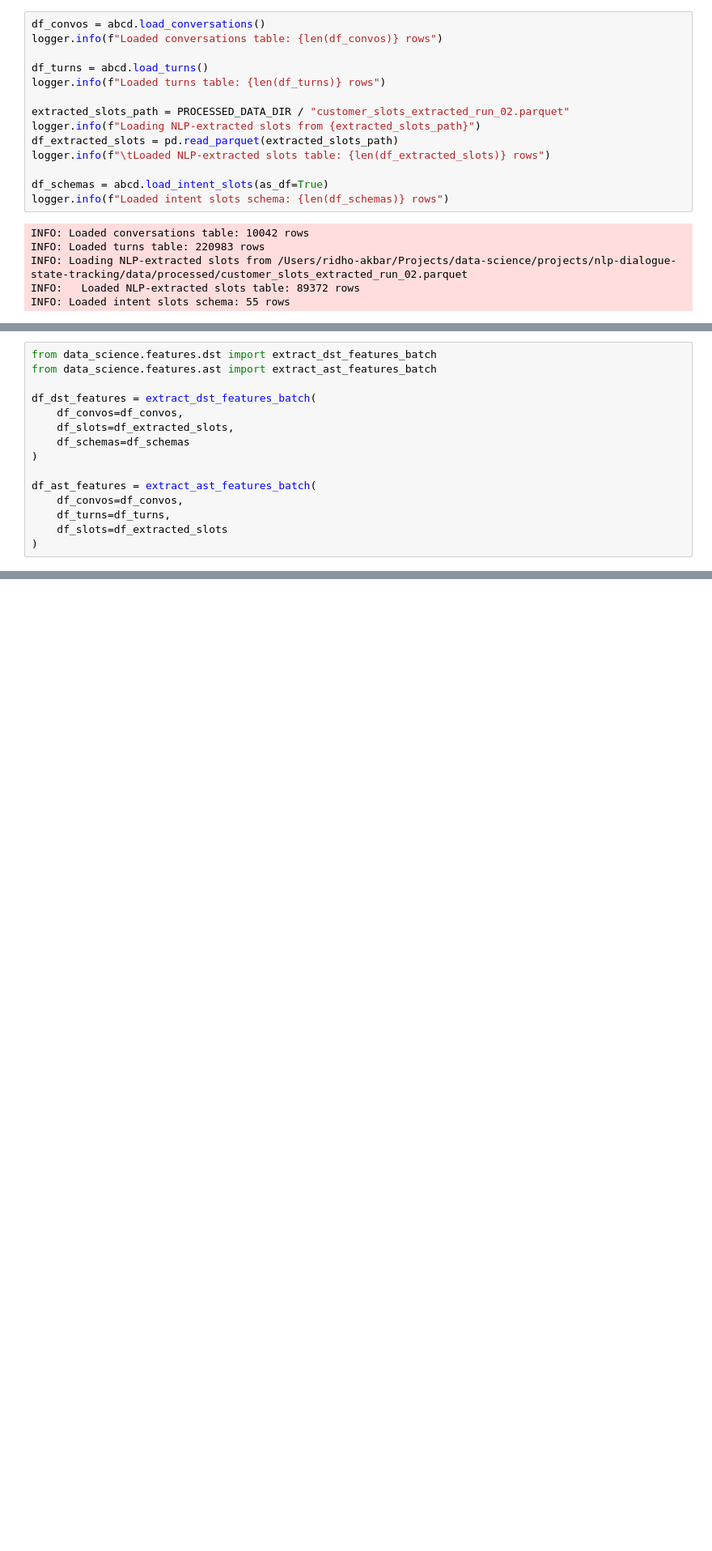
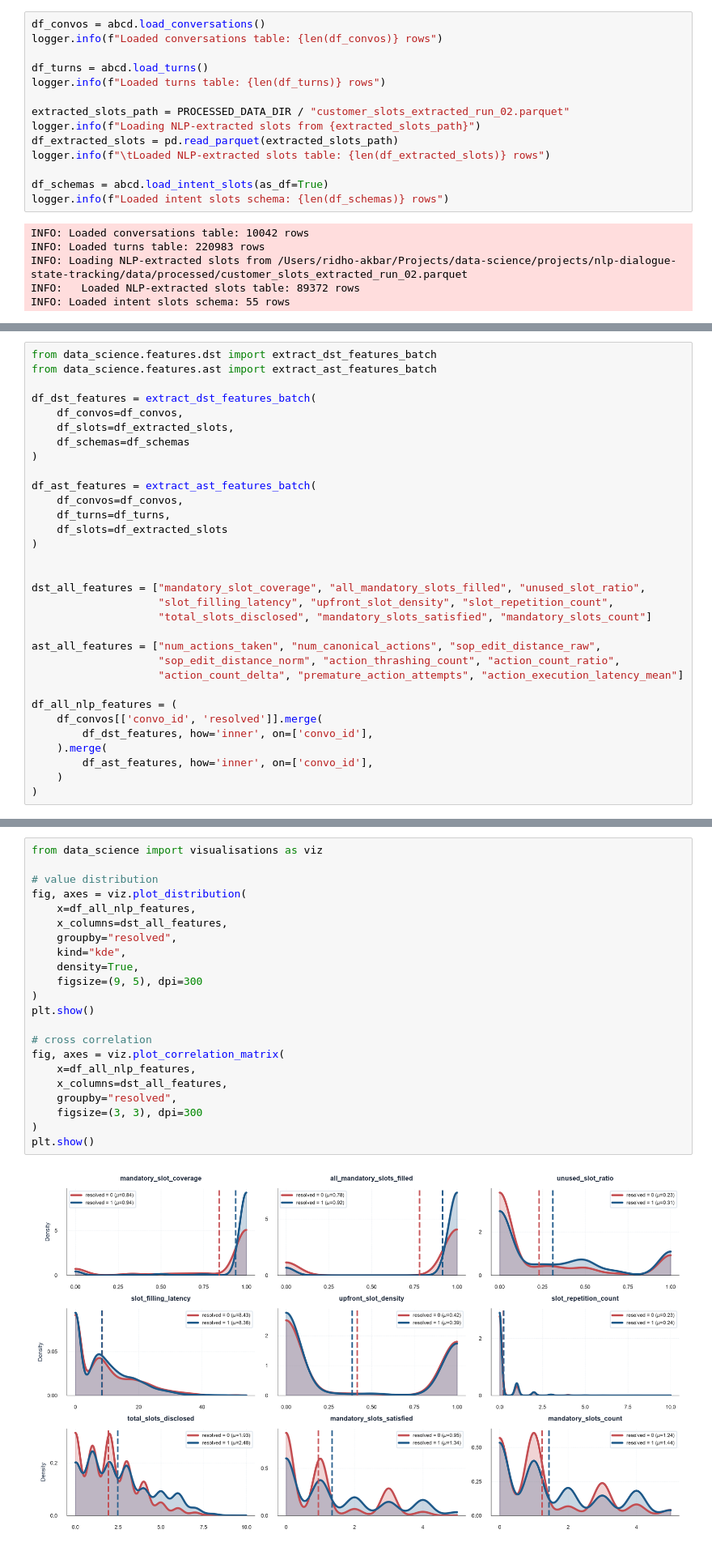
Before and after one commit to ridhoma/nlp-dialogue-state-tracking, a Jupyter notebook: notebooks/02_feature_engineering.ipynb, the cells around one changed output, grey strips where cells are left out. Shown at 81% size. Cells and saved outputs as stored; diff of their text form; blank space fills up the shorter version.

```diff
--- a/notebooks/02_feature_engineering.ipynb
+++ b/notebooks/02_feature_engineering.ipynb
@@ -52,3 +49,20 @@ df_ast_features = extract_ast_features_batch(
     df_turns=df_turns,
     df_slots=df_extracted_slots
 )
+
+
+dst_all_features = ["mandatory_slot_coverage", "all_mandatory_slots_filled", "unused_slot_ratio",
+                    "slot_filling_latency", "upfront_slot_density", "slot_repetition_count",
+                    "total_slots_disclosed", "mandatory_slots_satisfied", "mandatory_slots_count"]
+
+ast_all_features = ["num_actions_taken", "num_canonical_actions", "sop_edit_distance_raw",
+                    "sop_edit_distance_norm", "action_thrashing_count", "action_count_ratio",
+                    "action_count_delta", "premature_action_attempts", "action_execution_latency_mean"]
+
+df_all_nlp_features = (
+    df_convos[['convo_id', 'resolved']].merge(
+        df_dst_features, how='inner', on=['convo_id'],
+    ).merge(
+        df_ast_features, how='inner', on=['convo_id'],
+    )
+)
@@ -82,0 +71,24 @@ df_turns
+# %%
+from data_science import visualisations as viz
+
+# value distribution
+fig, axes = viz.plot_distribution(
+    x=df_all_nlp_features,
+    x_columns=dst_all_features,
+    groupby="resolved",
+    kind="kde",
+    density=True,
+    figsize=(9, 5), dpi=300
+)
+plt.show()
+
+# cross correlation
+fig, axes = viz.plot_correlation_matrix(
+    x=df_all_nlp_features,
+    x_columns=dst_all_features,
+    groupby="resolved",
+    figsize=(3, 3), dpi=300
+)
+plt.show()
+# %% [output]
+[figure, added]
```
Also changed, not shown: parts of 8 cells of this notebook, 12 other files.
